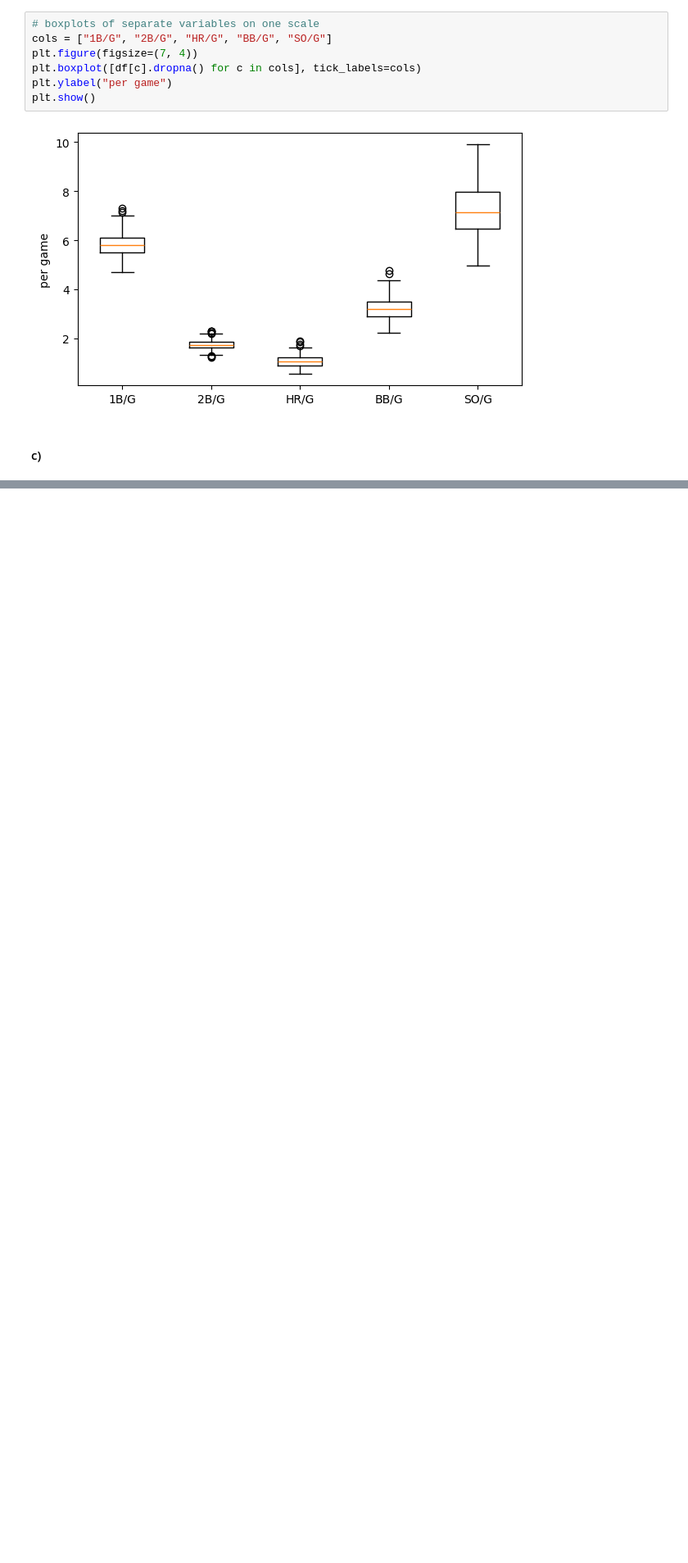
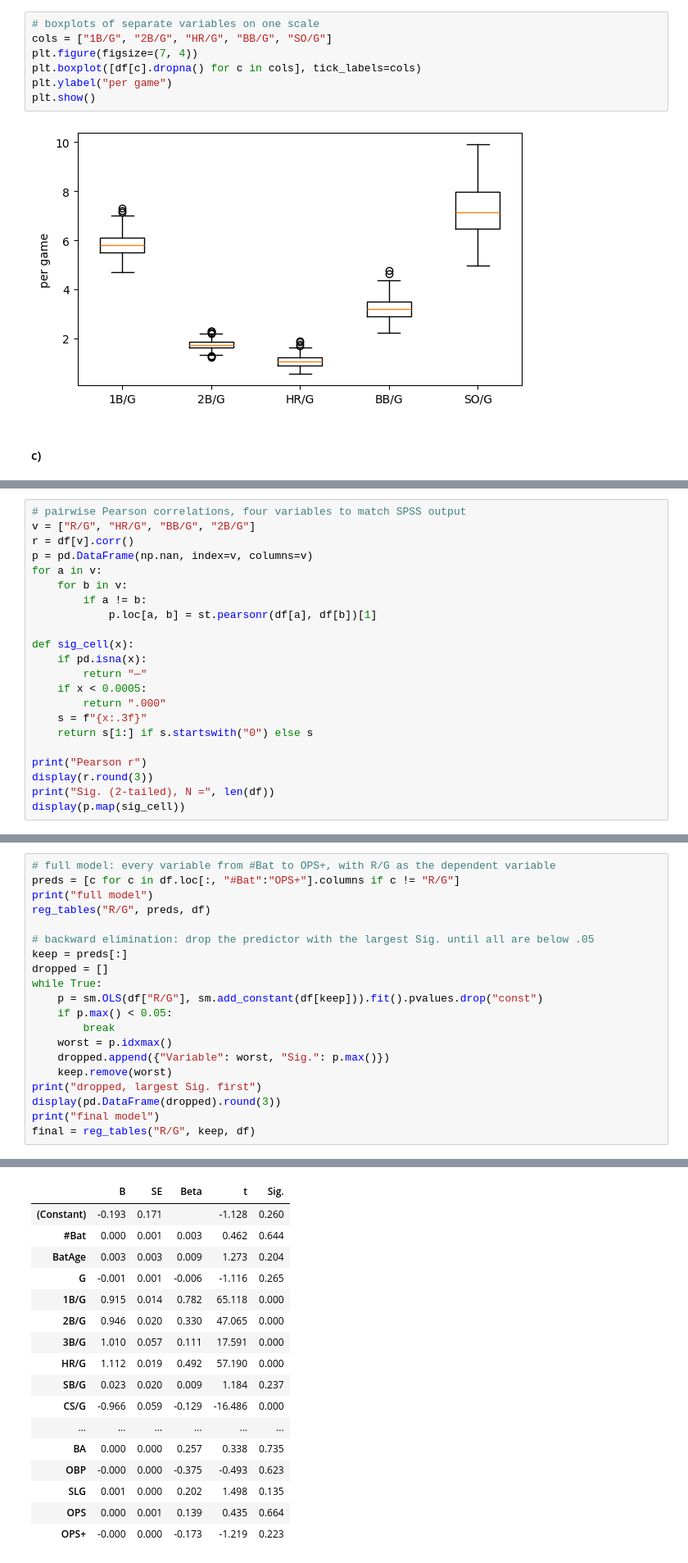
Before and after one commit to eltonneman/math4581_computer_lab, a Jupyter notebook: teamstats_report.ipynb, the cells around one changed output, grey strips where cells are left out. Shown at 82% size. Saved outputs shown, nothing was run; the diff lists cells and outputs as text; blank space fills up the shorter version.

```diff
--- a/teamstats_report.ipynb
+++ b/teamstats_report.ipynb
@@ -95,0 +131,22 @@ plt.show()
+# %%
+# pairwise Pearson correlations, four variables to match SPSS output
+v = ["R/G", "HR/G", "BB/G", "2B/G"]
+r = df[v].corr()
+p = pd.DataFrame(np.nan, index=v, columns=v)
+for a in v:
+    for b in v:
+        if a != b:
+            p.loc[a, b] = st.pearsonr(df[a], df[b])[1]
+
+def sig_cell(x):
+    if pd.isna(x):
+        return "—"
+    if x < 0.0005:
+        return ".000"
+    s = f"{x:.3f}"
+    return s[1:] if s.startswith("0") else s
+
+print("Pearson r")
+display(r.round(3))
+print("Sig. (2-tailed), N =", len(df))
+display(p.map(sig_cell))
@@ -95,0 +214,21 @@ plt.show()
+# %%
+# full model: every variable from #Bat to OPS+, with R/G as the dependent variable
+preds = [c for c in df.loc[:, "#Bat":"OPS+"].columns if c != "R/G"]
+print("full model")
+reg_tables("R/G", preds, df)
+
+# backward elimination: drop the predictor with the largest Sig. until all are below .05
+keep = preds[:]
+dropped = []
+while True:
+    p = sm.OLS(df["R/G"], sm.add_constant(df[keep])).fit().pvalues.drop("const")
+    if p.max() < 0.05:
+        break
+    worst = p.idxmax()
+    dropped.append({"Variable": worst, "Sig.": p.max()})
+    keep.remove(worst)
+print("dropped, largest Sig. first")
+display(pd.DataFrame(dropped).round(3))
+print("final model")
+final = reg_tables("R/G", keep, df)
+# %% [output]
@@ -95,0 +240,17 @@ plt.show()
+|  | B | SE | Beta | t | Sig. |
+| (Constant) | -0.193 | 0.171 |  | -1.128 | 0.260 |
+| #Bat | 0.000 | 0.001 | 0.003 | 0.462 | 0.644 |
+| BatAge | 0.003 | 0.003 | 0.009 | 1.273 | 0.204 |
+| G | -0.001 | 0.001 | -0.006 | -1.116 | 0.265 |
+| 1B/G | 0.915 | 0.014 | 0.782 | 65.118 | 0.000 |
+| 2B/G | 0.946 | 0.020 | 0.330 | 47.065 | 0.000 |
+| 3B/G | 1.010 | 0.057 | 0.111 | 17.591 | 0.000 |
+| HR/G | 1.112 | 0.019 | 0.492 | 57.190 | 0.000 |
+| SB/G | 0.023 | 0.020 | 0.009 | 1.184 | 0.237 |
+| CS/G | -0.966 | 0.059 | -0.129 | -16.486 | 0.000 |
+| ... | ... | ... | ... | ... | ... |
+| BA | 0.000 | 0.000 | 0.257 | 0.338 | 0.735 |
+| OBP | -0.000 | 0.000 | -0.375 | -0.493 | 0.623 |
+| SLG | 0.001 | 0.000 | 0.202 | 1.498 | 0.135 |
+| OPS | 0.000 | 0.001 | 0.139 | 0.435 | 0.664 |
+| OPS+ | -0.000 | 0.000 | -0.173 | -1.219 | 0.223 |
```
Also changed, not shown: parts of 13 cells of this notebook.
